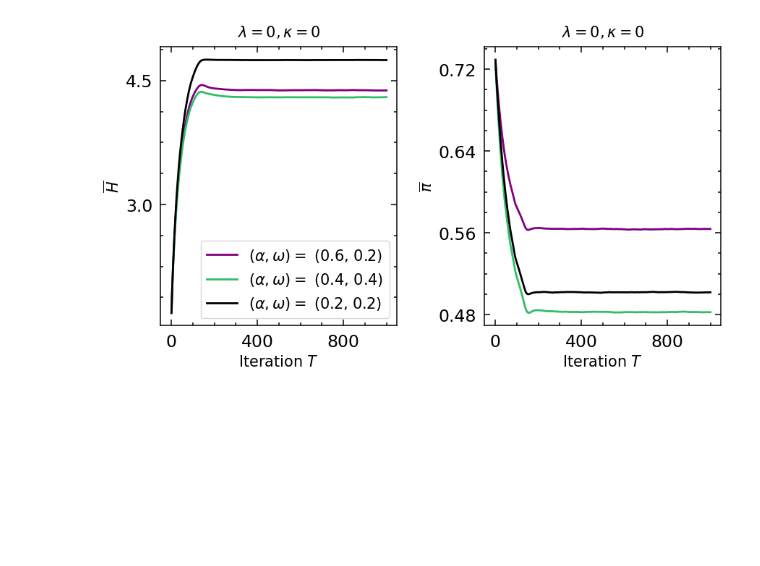
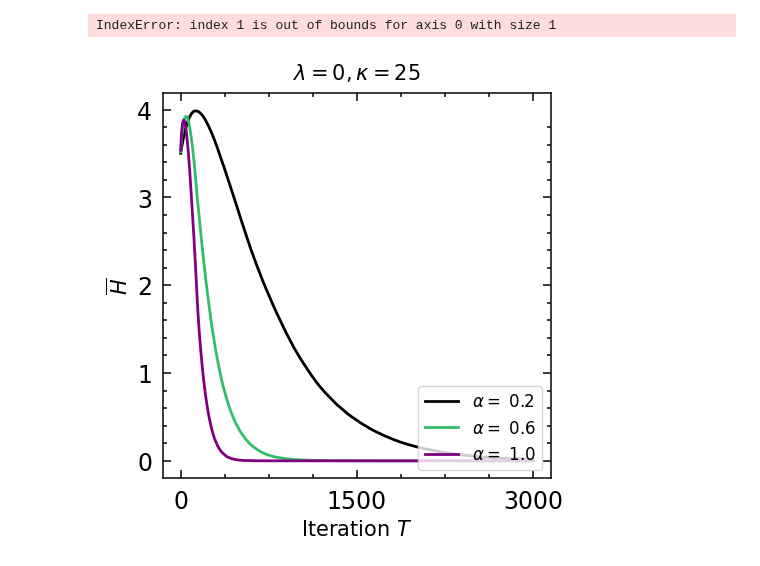
Before and after one commit to patrick-oliveira/EntropiaGrafos, a Jupyter notebook: notebooks/two_polarized_group_plus_neutral_uniform_positive.ipynb, the cells around one changed output. Cells and saved outputs as stored; diff of their text form; code cells hidden in the pictures; blank space fills up the shorter version.

```diff
--- a/notebooks/two_polarized_group_plus_neutral_uniform_positive.ipynb
+++ b/notebooks/two_polarized_group_plus_neutral_uniform_positive.ipynb
@@ -19,3 +381,3 @@ from opdynamics.utils.plotting.plotting import heat_plot
 # %%
-params = parse_experiment_params("../experiments_params/uniform_positive_two_polarized_group_plus_neutral.json")
-results = get_experiment_mean_data(params, "../results/uniform_positive_two_polarized_group_plus_neutral/")
+params = parse_experiment_params("new_test_params.json")
+results = get_experiment_mean_data(params, "results/test3/")
@@ -22,12 +490,15 @@ results = get_experiment_mean_data(params, "../results/uniform_positive_two_pola
+# %%
+params = parse_experiment_params("test_params.json")
+results = get_experiment_mean_data(params, "results/test2/")
 # %%
 # parameters
 
 nrows = 1
-ncols = 2
+ncols = 1
 
 titles = [
-    r"$\lambda = 0, \kappa = 0$",
-    r"$\lambda = 0, \kappa = 0$"
+    r"$\lambda = 0, \kappa = 25$",
+    r"$\lambda = 0, \kappa = 25$"
 ]
 title_size = 15
 single_ylabel = True
@@ -41,7 +512,7 @@ axis_width = 1.08
 tick_pad = 8
 tick_label_size = 17
 num_x_ticks = 3
-num_y_ticks= 3
+num_y_ticks= 5
 
 
 fig, axs = plt.subplots(nrows = nrows, ncols = ncols, figsize = (5*ncols, 5*nrows))
@@ -59,79 +530,42 @@ fig, axs = classical_structure(
 # Text
 fig, axs = format_text(
     fig,
     axs,
     titles,
     title_size,
     single_ylabel,
     position_ylabel,
     ylabel,
     ylabel_fontsize,
     xlabel_bottom_only,
     xlabel,
     xlabel_fontsize
 )
 
 # plot
 line_width = 2
 
 alpha_omega_color =  {
-    (0.6, 0.2): "purple",
-    (0.4, 0.4): "#32BD68",
-    # (0.6, 0.2): "y",
-    (0.2, 0.2): "k",
-    (0.2, 0.6): "darkgreen",
-    # (0.5, 0.4): "r"
+    1.0: "purple",
+    0.6: "#32BD68",
+    0.2: "k",
 }
 
-valid_combinations = {
-    # (0.7, 0.1),
-    (0.6, 0.2),
-    # (0.5, 0.4),
-    (0.4, 0.4),
-    (0.2, 0.2),
-    # (0.2, 0.6)
-}
+X = np.arange(1, 3000 + 1)
 
-X = np.arange(1, 1000 + 1)
-
-selected_params = [x for x in params if \
-    x['kappa'] == 0 \
-        and x['lambd'] == 0 \
-        and x['gamma'] == 0 \
-        and (x['alpha'], x['omega']) in valid_combinations
-]
-for p in selected_params:
+for p in params:
     axs[0].plot(
         X,
-        results[make_tuple(p, True)]['entropy'][:1000],
-        c = alpha_omega_color[(p['alpha'], p['omega'])],
+        results[make_tuple(p, True)]['entropy'],
+        c = alpha_omega_color[p['alpha']],
         linewidth = line_width,
-        label = rf'$(\alpha, \omega) = $ ({p["alpha"]}, {p["omega"]})'
+        label = rf'$\alpha = $ {p["alpha"]}'
     )
 
-selected_params = [x for x in params if \
-    x['kappa'] == 0 \
-        and x['lambd'] == 0 \
-        and x['gamma'] == 0 \
-        and (x['alpha'], x['omega']) in valid_combinations
-]
-for p in selected_params:
-    axs[1].plot(
-        X,
-        results[make_tuple(p, True)]['polarity'][:1000],
-        c = alpha_omega_color[(p['alpha'], p['omega'])],
-        linewidth = line_width,
-        label = rf'$(\alpha, \omega) = $ ({p["alpha"]}, {p["omega"]})'
-    )
+axs[0].legend(loc = 'lower right', fontsize = 12)
 
-axs[0].legend(loc = 'lower right', fontsize = 15)
-
-fig.subplots_adjust(wspace = 0.37)
+fig.subplots_adjust(wspace = 0.3)
 axs[1].set_ylabel(r"$\overline{\pi}$")
-
-# axs[1].set_ylim([0.49, 0.59])
-
-from matplotlib.ticker import MaxNLocator
-axs[1].yaxis.set_major_locator(MaxNLocator(4))
 # %% [output]
+IndexError: index 1 is out of bounds for axis 0 with size 1
-[figure, old version]
+[figure, new version]
```
Also changed, not shown: parts of 14 cells of this notebook, 2 other files.
